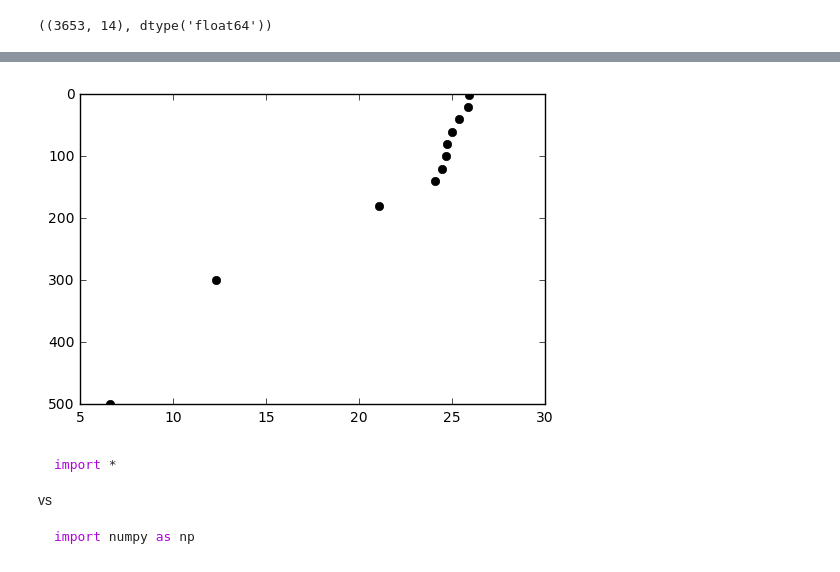
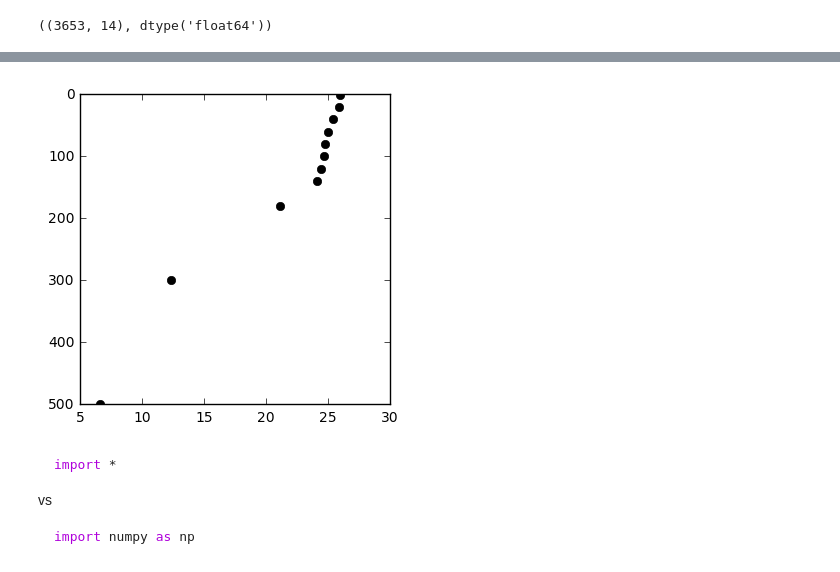
Before and after one commit to ocefpaf/2016-Python-course-CBO, a Jupyter notebook: notebooks/slides.ipynb, the cells around one changed output, grey strips where cells are left out. Saved outputs shown, nothing was run; the diff lists cells and outputs as text; code cells hidden in the pictures.

````diff
--- a/notebooks/slides.ipynb
+++ b/notebooks/slides.ipynb
@@ -151,17 +159,12 @@ But the depth information was in header!
 We need to type that in...
 # %%
-%matplotlib inline
 import matplotlib.pyplot as plt
-
-z = [1, 10, 100, 120, 13, 140, 180, 20,
-     300, 40,5, 500, 60, 80]
-
-fig, ax = plt.subplots()
-
+z = [1, 10, 100, 120, 13, 140, 180, 20, 300, 40,5, 500, 60, 80]
+fig, ax = plt.subplots(figsize=(4, 4))
 ax.plot(data[42, :], z, 'ko')
 ax.invert_yaxis()
 # %% [output]
-[figure, old version]
+[figure, new version]
 # %% [markdown]
 ```python
 import *
````
Also changed, not shown: parts of 43 cells of this notebook.
